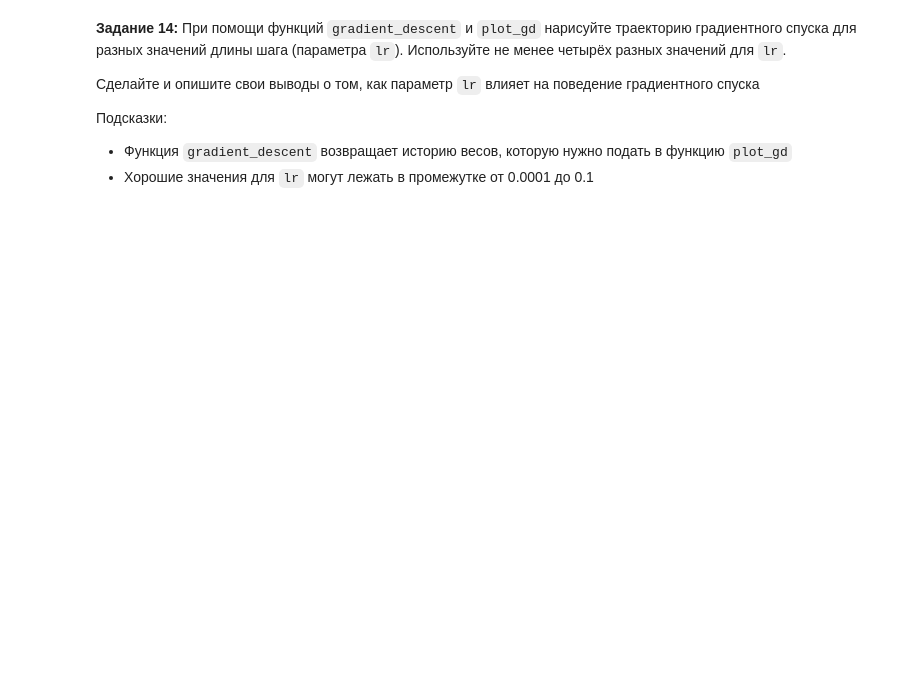
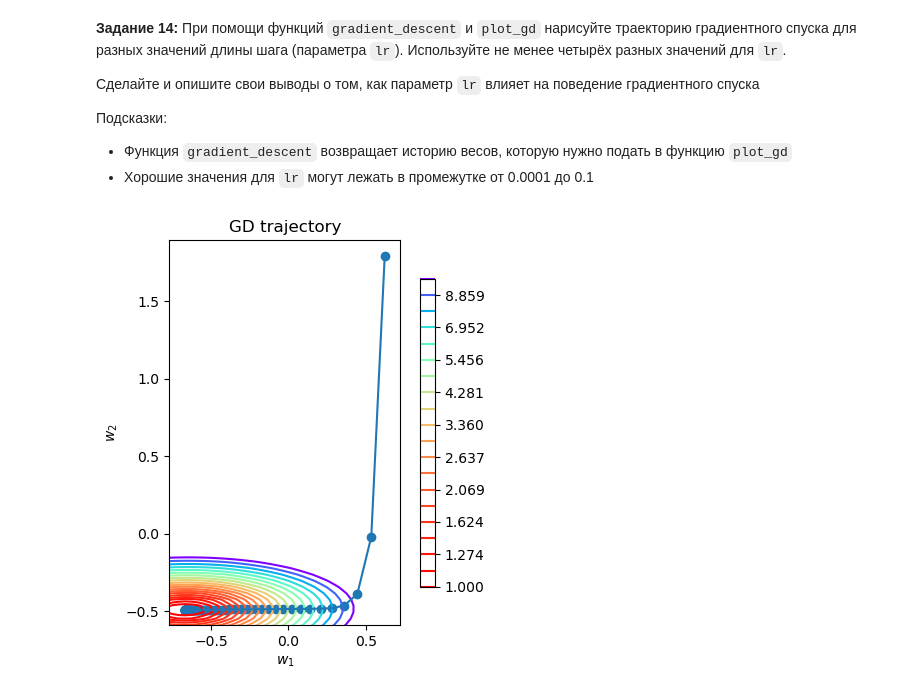
Before and after one commit to KuBaN658/ml_omelusik_dvfu, a Jupyter notebook: hw_2/hw02-pandas_gd.ipynb, the cells around one changed output. Saved outputs shown, nothing was run; the diff lists cells and outputs as text; code cells hidden in the pictures; blank space fills up the shorter version.

```diff
--- a/hw_2/hw02-pandas_gd.ipynb
+++ b/hw_2/hw02-pandas_gd.ipynb
@@ -235,8 +235,7 @@ class MSELoss(BaseLoss):
         :param w: np.ndarray размера (n_features,) с весами линейной регрессии
         :return: число -- значения функции потерь
         """
-        # -- YOUR CODE HERE --
-        # Вычислите значение функции потерь при помощи X, y и w и верните его
+        return (((X @ w) - y) ** 2).sum() / y.size
 
     def calc_grad(self, X: np.ndarray, y: np.ndarray, w: np.ndarray) -> np.ndarray:
         """
@@ -246,8 +245,7 @@ class MSELoss(BaseLoss):
         :param w: np.ndarray размера (n_features,) с весами линейной регрессии
         :return: np.ndarray размера (n_features,) градиент функции потерь по весам w
         """
-        # -- YOUR CODE HERE --
-        # Вычислите значение вектора градиента при помощи X, y и w и верните его
+        return (X.T @ ((X @ w) - y)) * (2 / y.size)
 # %% [markdown]
 Теперь мы можем создать объект `MSELoss` и при помощи него вычислять значение нашей функции потерь и градиенты:
 # %%
@@ -300,7 +303,12 @@ def gradient_descent(w_init: np.ndarray, X: np.ndarray, y: np.ndarray,
     :param n_iterations: int -- сколько итераций делать
     :return: Список из n_iterations объектов np.ndarray размера (n_features,) -- история весов на каждом шаге
     """
-    # -- YOUR CODE HERE --
+    w = w_init
+    res = [list(w)]
+    for _ in range(n_iterations):
+        w = w - lr * loss.calc_grad(X, y, w)
+        res.append(w)
+    return np.array(res)
 # %% [markdown]
 Теперь создадим синтетический датасет и функцию, которая будет рисовать траекторию градиентного спуска по истории:
 # %%
@@ -346,7 +360,7 @@ def plot_gd(w_list: Iterable, X: np.ndarray, y: np.ndarray, loss: BaseLoss):
             w_tmp = np.array([A[i, j], B[i, j]])
             levels[i, j] = loss.calc_loss(X, y, w_tmp)
 
-    plt.figure(figsize=(15, 6))
+    plt.figure(figsize=(5, 5))
     plt.title("GD trajectory")
     plt.xlabel(r'$w_1$')
     plt.ylabel(r'$w_2$')
@@ -377,0 +390,6 @@ def plot_gd(w_list: Iterable, X: np.ndarray, y: np.ndarray, loss: BaseLoss):
+# %%
+loss = MSELoss()
+w_list = gradient_descent(w_init, X, y, loss, 0.005, 100)
+plot_gd(w_list, X, y, loss)
+# %% [output]
+[figure, added]
```
Also changed, not shown: parts of 6 cells of this notebook, 1 other file.
